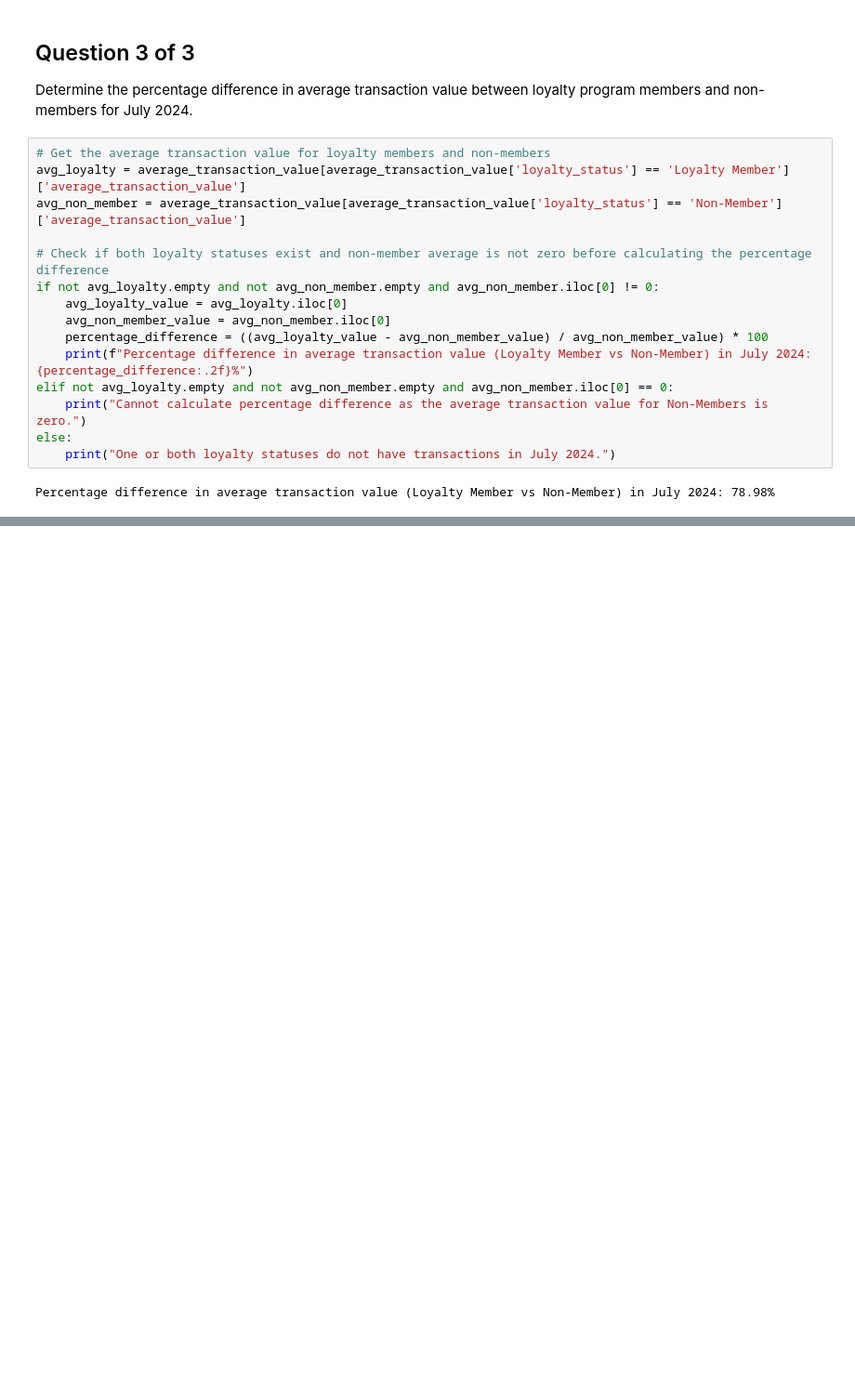
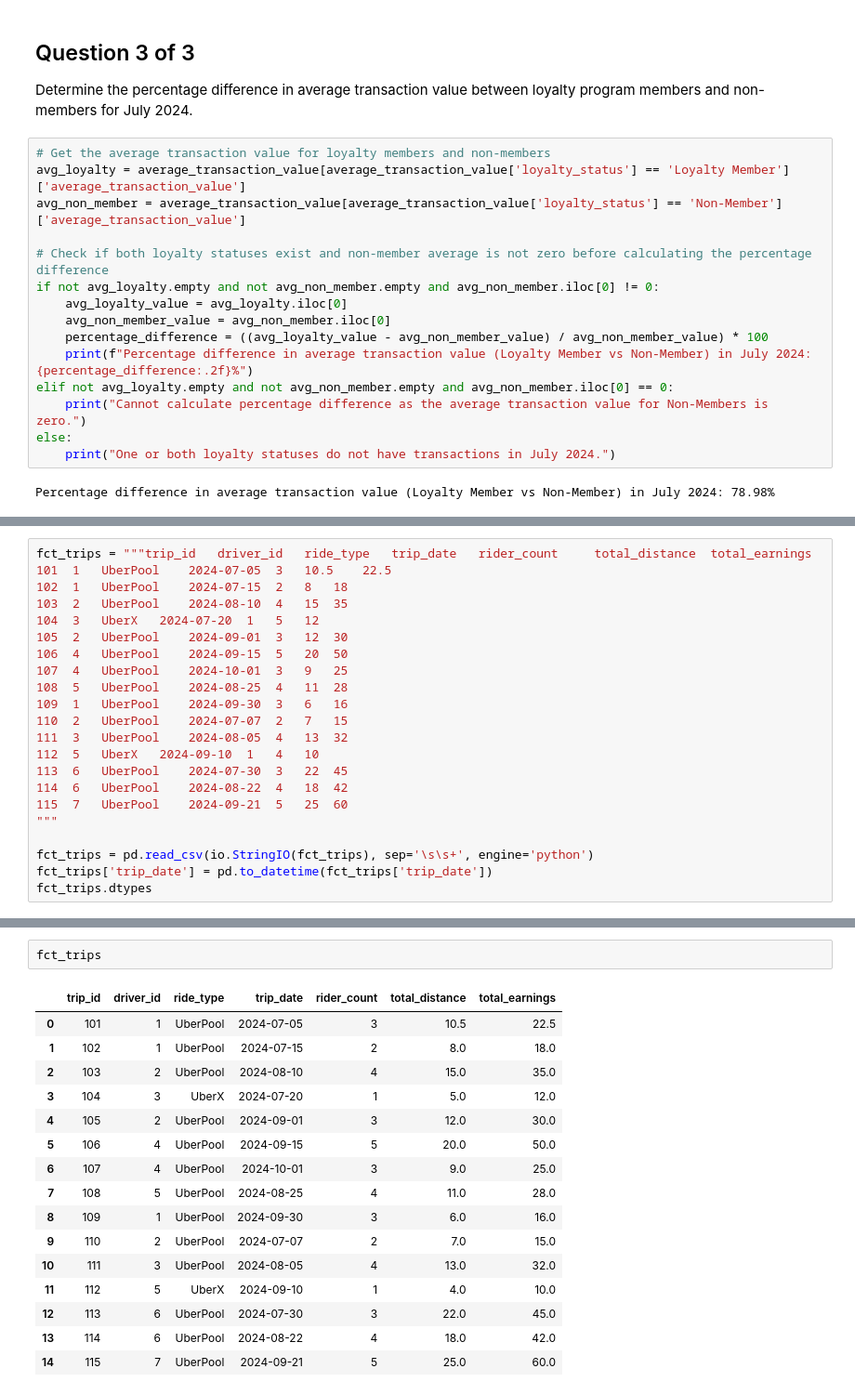
Before and after one commit to Haris-09/Python-Summer-Party-Challenge, a Jupyter notebook: Python_Summer_Party.ipynb, the cells around one changed output, grey strips where cells are left out. Shown at 93% size. Cells and saved outputs as stored; diff of their text form; blank space fills up the shorter version.

Commit message:
Day 15 Python Challenge Solution

```diff
--- a/Python_Summer_Party.ipynb
+++ b/Python_Summer_Party.ipynb
@@ -2069,0 +2080,22 @@ Percentage difference in average transaction value (Loyalty Member vs Non-Member
+# %%
+fct_trips = """trip_id	 driver_id	 ride_type	 trip_date	 rider_count	 total_distance	 total_earnings
+101	 1	 UberPool	 2024-07-05	 3	 10.5	 22.5
+102	 1	 UberPool	 2024-07-15	 2	 8	 18
+103	 2	 UberPool	 2024-08-10	 4	 15	 35
+104	 3	 UberX	 2024-07-20	 1	 5	 12
+105	 2	 UberPool	 2024-09-01	 3	 12	 30
+106	 4	 UberPool	 2024-09-15	 5	 20	 50
+107	 4	 UberPool	 2024-10-01	 3	 9	 25
+108	 5	 UberPool	 2024-08-25	 4	 11	 28
+109	 1	 UberPool	 2024-09-30	 3	 6	 16
+110	 2	 UberPool	 2024-07-07	 2	 7	 15
+111	 3	 UberPool	 2024-08-05	 4	 13	 32
+112	 5	 UberX	 2024-09-10	 1	 4	 10
+113	 6	 UberPool	 2024-07-30	 3	 22	 45
+114	 6	 UberPool	 2024-08-22	 4	 18	 42
+115	 7	 UberPool	 2024-09-21	 5	 25	 60
+"""
+
+fct_trips = pd.read_csv(io.StringIO(fct_trips), sep='\s\s+', engine='python')
+fct_trips['trip_date'] = pd.to_datetime(fct_trips['trip_date'])
+fct_trips.dtypes
@@ -2069,0 +2112,19 @@ Percentage difference in average transaction value (Loyalty Member vs Non-Member
+# %%
+fct_trips
+# %% [output]
+|  | trip_id | driver_id | ride_type | trip_date | rider_count | total_distance | total_earnings |
+| 0 | 101 | 1 | UberPool | 2024-07-05 | 3 | 10.5 | 22.5 |
+| 1 | 102 | 1 | UberPool | 2024-07-15 | 2 | 8.0 | 18.0 |
+| 2 | 103 | 2 | UberPool | 2024-08-10 | 4 | 15.0 | 35.0 |
+| 3 | 104 | 3 | UberX | 2024-07-20 | 1 | 5.0 | 12.0 |
+| 4 | 105 | 2 | UberPool | 2024-09-01 | 3 | 12.0 | 30.0 |
+| 5 | 106 | 4 | UberPool | 2024-09-15 | 5 | 20.0 | 50.0 |
+| 6 | 107 | 4 | UberPool | 2024-10-01 | 3 | 9.0 | 25.0 |
+| 7 | 108 | 5 | UberPool | 2024-08-25 | 4 | 11.0 | 28.0 |
+| 8 | 109 | 1 | UberPool | 2024-09-30 | 3 | 6.0 | 16.0 |
+| 9 | 110 | 2 | UberPool | 2024-07-07 | 2 | 7.0 | 15.0 |
+| 10 | 111 | 3 | UberPool | 2024-08-05 | 4 | 13.0 | 32.0 |
+| 11 | 112 | 5 | UberX | 2024-09-10 | 1 | 4.0 | 10.0 |
+| 12 | 113 | 6 | UberPool | 2024-07-30 | 3 | 22.0 | 45.0 |
+| 13 | 114 | 6 | UberPool | 2024-08-22 | 4 | 18.0 | 42.0 |
+| 14 | 115 | 7 | UberPool | 2024-09-21 | 5 | 25.0 | 60.0 |
```
Also changed, not shown: parts of 9 cells of this notebook.
